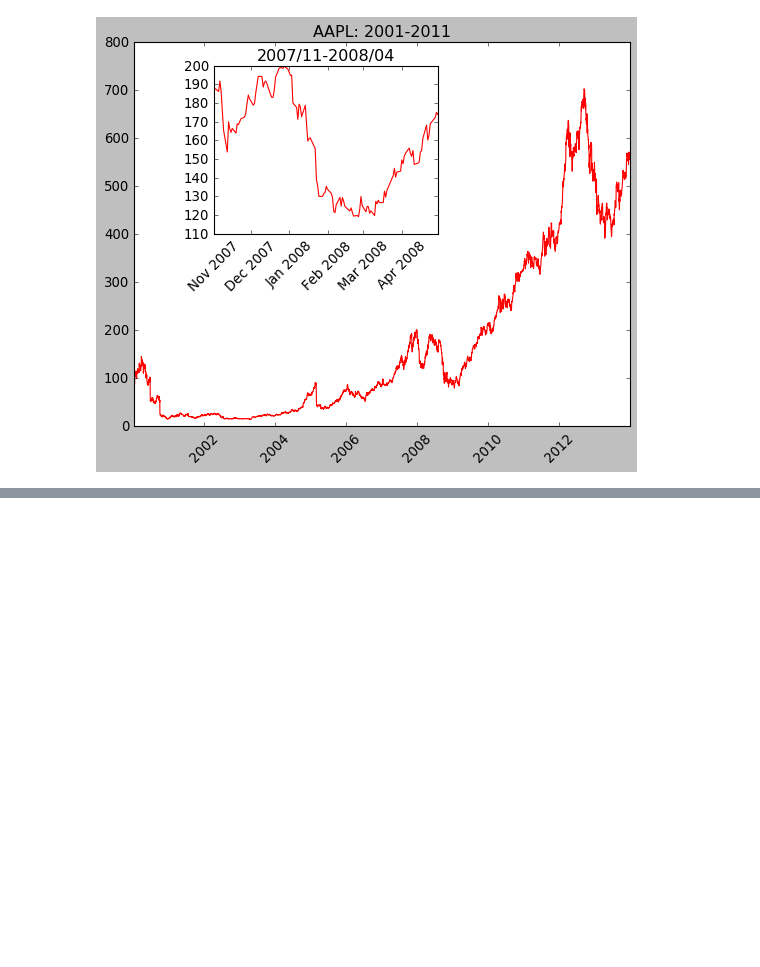
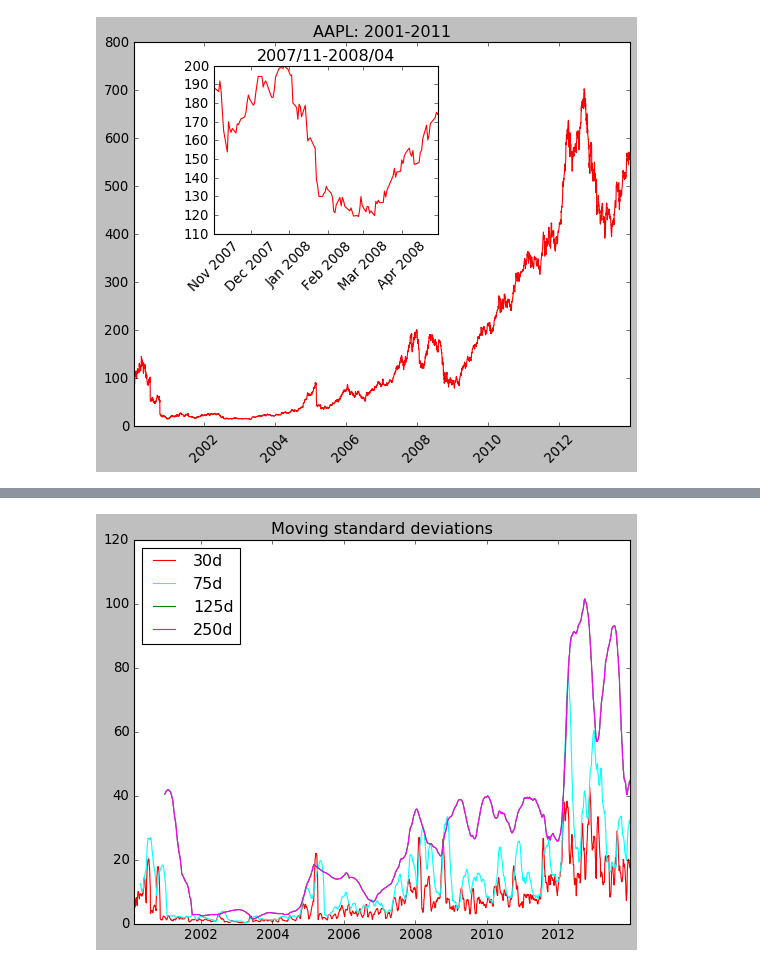
Before and after one commit to afminmax/DC-Data-Scientist-Lessons, a Jupyter notebook: 14-Intro-to-Python-Visualizations/python-viz-1.ipynb, the cells around one changed output, grey strips where cells are left out. Cells and saved outputs as stored; diff of their text form; code cells hidden in the pictures; blank space fills up the shorter version.

```diff
--- a/14-Intro-to-Python-Visualizations/python-viz-1.ipynb
+++ b/14-Intro-to-Python-Visualizations/python-viz-1.ipynb
@@ -1022,0 +1128,3 @@ plt.show()
+# %%
+std_30 = stocks['AAPL'].rolling(window=30).std()
+std_30
@@ -1022,0 +1145,3 @@ plt.show()
+# %%
+std_75 = stocks['AAPL'].rolling(window=75).std()
+std_75
@@ -1022,0 +1162,3 @@ plt.show()
+# %%
+std_125 = stocks['AAPL'].rolling(window=125).std()
+std_125
@@ -1022,0 +1179,3 @@ plt.show()
+# %%
+std_250 = stocks['AAPL'].rolling(window=250).std()
+std_250
@@ -1022,0 +1196,23 @@ plt.show()
+# %%
+# Plot std_30 in red
+plt.plot(std_30, 'red', label='30d')
+
+# Plot std_75 in cyan
+plt.plot(std_75, 'cyan', label='75d')
+
+# Plot std_125 in green
+plt.plot(std_125, 'green', label='125d')
+
+# Plot std_250 in magenta
+plt.plot(std_250, 'magenta', label='250d')
+
+# Add a legend to the upper left
+plt.legend(loc='upper left')
+
+# Add a title
+plt.title('Moving standard deviations')
+
+# Display the plot
+plt.show()
+# %% [output]
+[figure, added]
```
Also changed, not shown: parts of 12 cells of this notebook.
